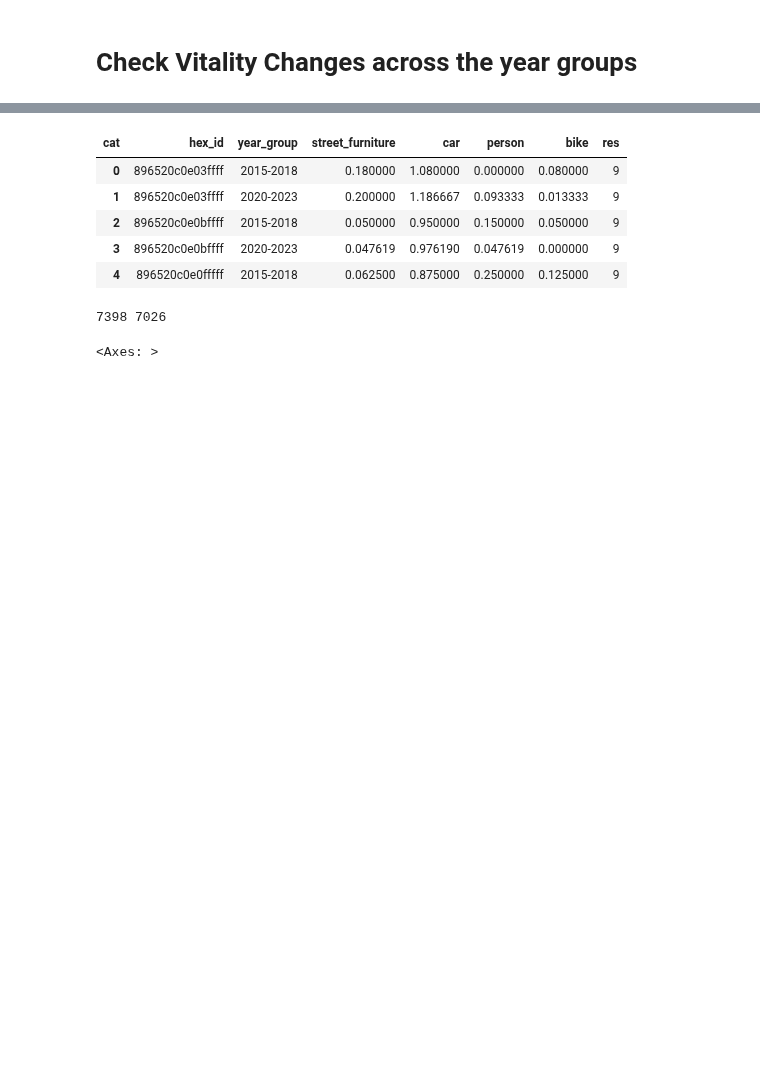
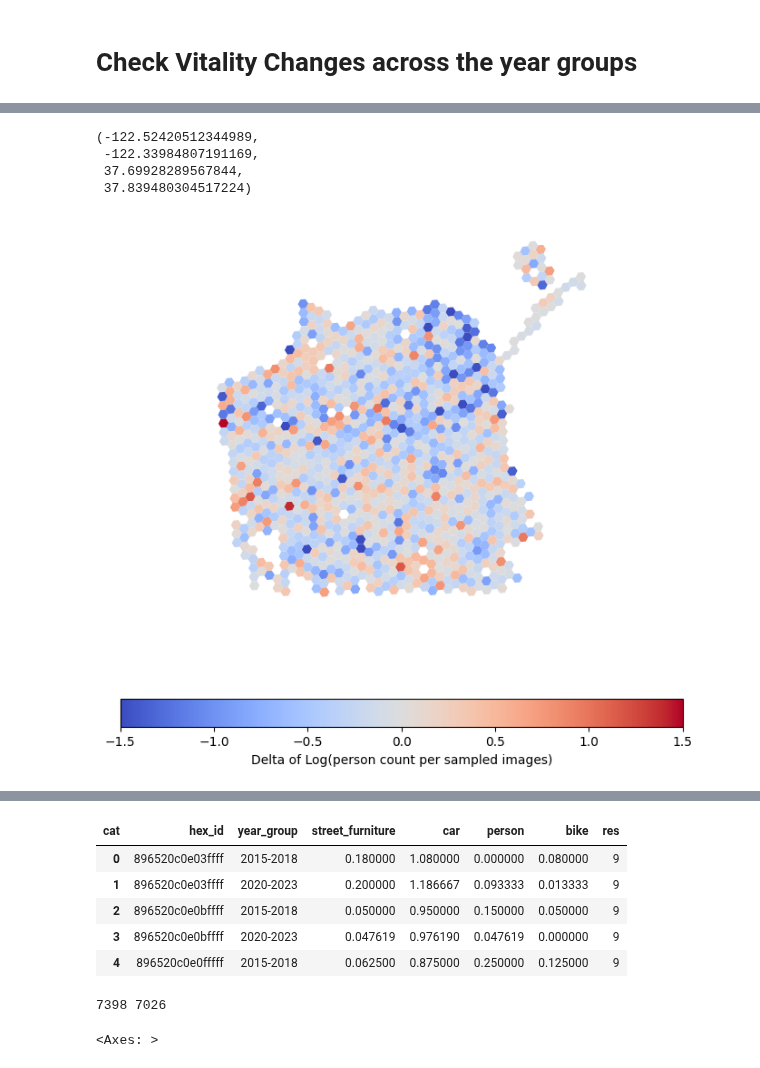
Before and after one commit to brookefzy/uvi-time-machine, a Jupyter notebook: _script/B-timemachine/06_vitality.ipynb, the cells around one changed output, grey strips where cells are left out. Cells and saved outputs as stored; diff of their text form; code cells hidden in the pictures; blank space fills up the shorter version.

```diff
--- a/_script/B-timemachine/06_vitality.ipynb
+++ b/_script/B-timemachine/06_vitality.ipynb
@@ -127,0 +175,22 @@ Name: id, Length: 58494, dtype: int64
+# %%
+# plot the delta between two year groups
+df_hex_keep = df_hex_keep.sort_values(['hex_id', 'year_group']).reset_index(drop = True)
+# calculate difference of the log transformed value
+df_hex_keep[f'log_delta_{viz_variable}'] = \
+    df_hex_keep.groupby('hex_id')['n_per_pano'].transform(lambda x: np.log(x+1).diff().iloc[-1])
+
+# df_hex_keep['delta'] = df_hex_keep.groupby('hex_id')[f'{variable}_n'].transform(lambda x: x.diff().iloc[-1])
+df_hex_keep[df_hex_keep['year_group']==year_group[0]].plot(column=f'log_delta_{viz_variable}', legend=True, figsize = (8, 8),
+                                                              legend_kwds={'label': f"Delta of Log({viz_variable} count per sampled images)",
+                                                                            'orientation': "horizontal"},
+                                                              colormap='coolwarm',
+                                                              # center the colorbar to 0
+                                                                vmin=-1.5, vmax=1.5)
+
+plt.axis('off')
+# %% [output]
+(-122.52420512344989,
+ -122.33984807191169,
+ 37.69928289567844,
+ 37.839480304517224)
+[figure, added]
```
Also changed, not shown: parts of 20 cells of this notebook, 6 other files.
